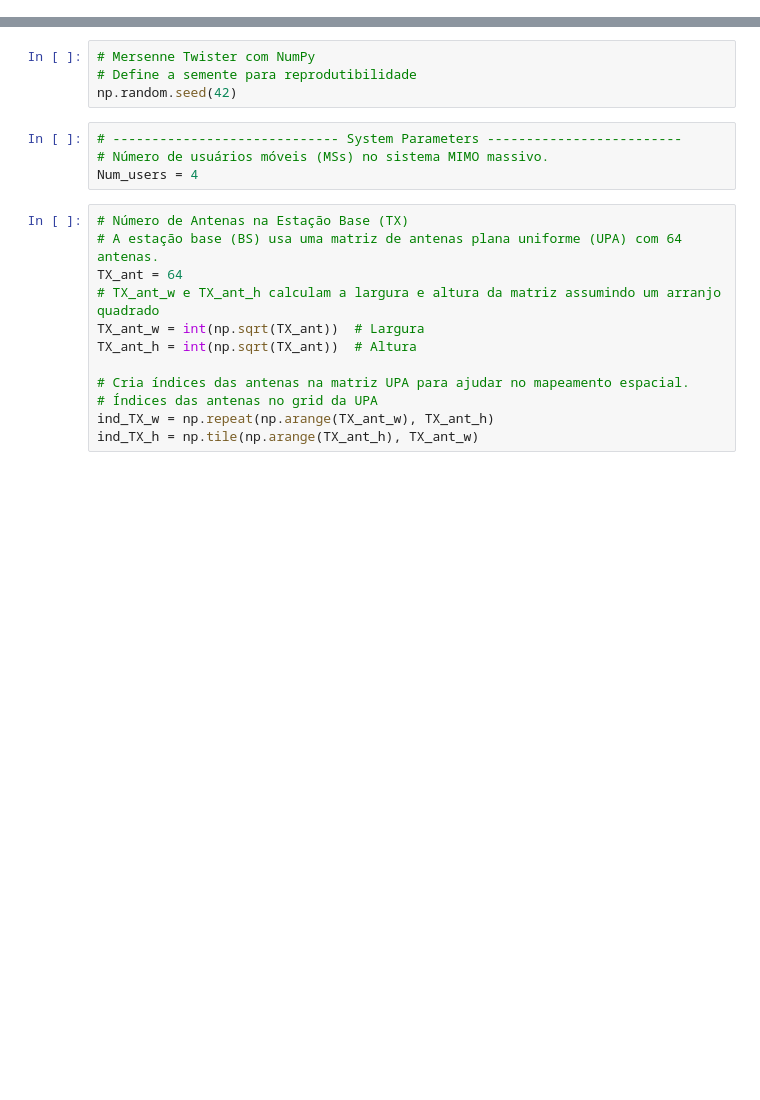
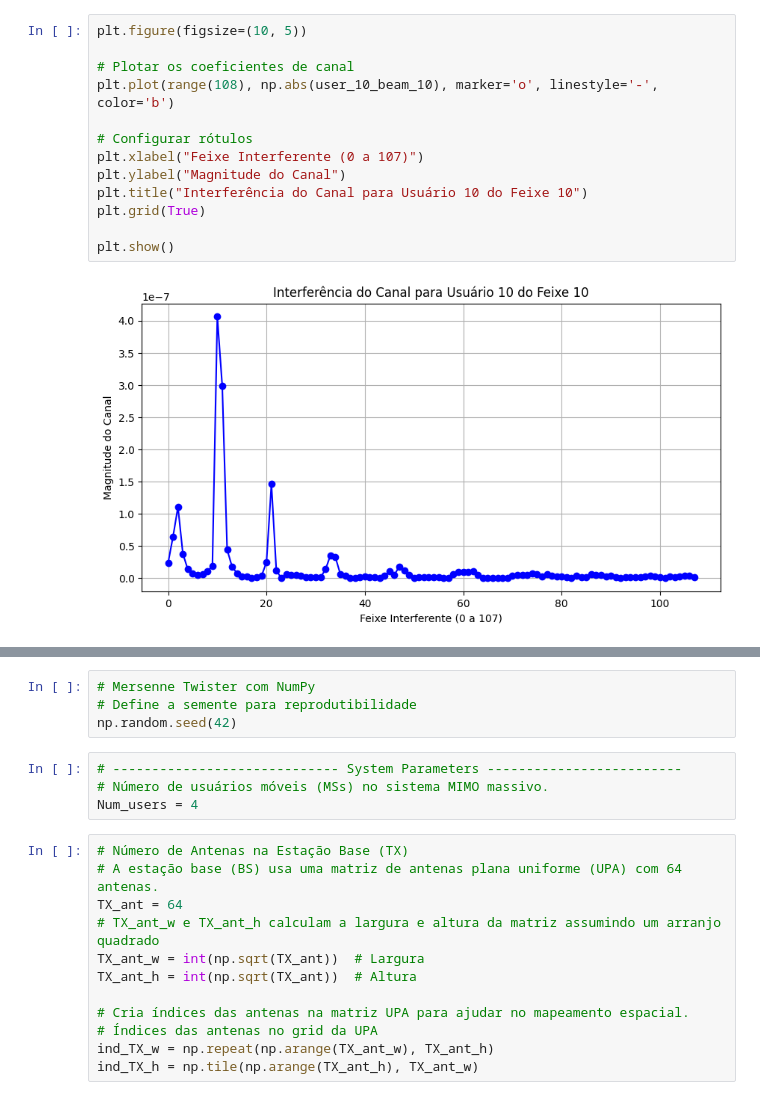
Before and after one commit to frodriguesfajr/Scripts_general, a Jupyter notebook: precoding_methods_v10.ipynb, the cells around one changed output, grey strips where cells are left out. Cells and saved outputs as stored; diff of their text form; blank space fills up the shorter version.

```diff
--- a/precoding_methods_v10.ipynb
+++ b/precoding_methods_v10.ipynb
@@ -125,0 +193,15 @@ plt.show()
+# %%
+plt.figure(figsize=(10, 5))
+
+# Plotar os coeficientes de canal
+plt.plot(range(108), np.abs(user_10_beam_10), marker='o', linestyle='-', color='b')
+
+# Configurar rótulos
+plt.xlabel("Feixe Interferente (0 a 107)")
+plt.ylabel("Magnitude do Canal")
+plt.title("Interferência do Canal para Usuário 10 do Feixe 10")
+plt.grid(True)
+
+plt.show()
+# %% [output]
+[figure, added]
```
Also changed, not shown: parts of 23 cells of this notebook.
